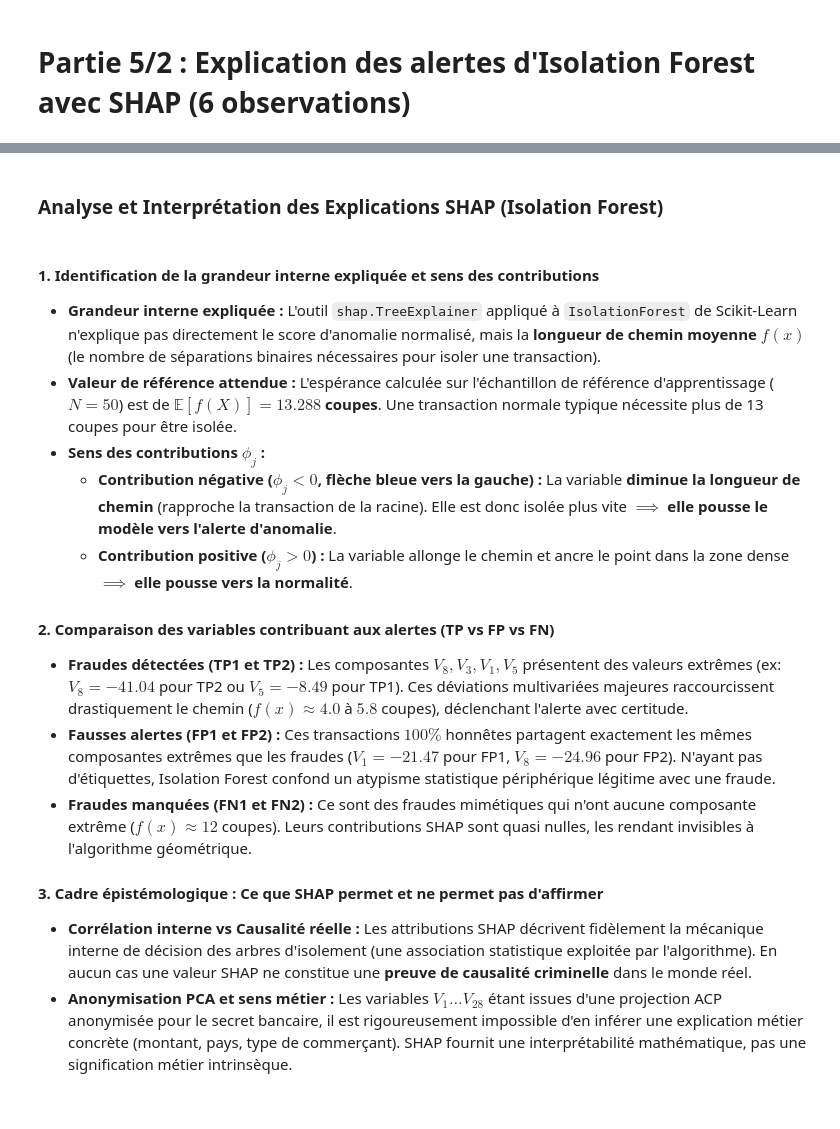
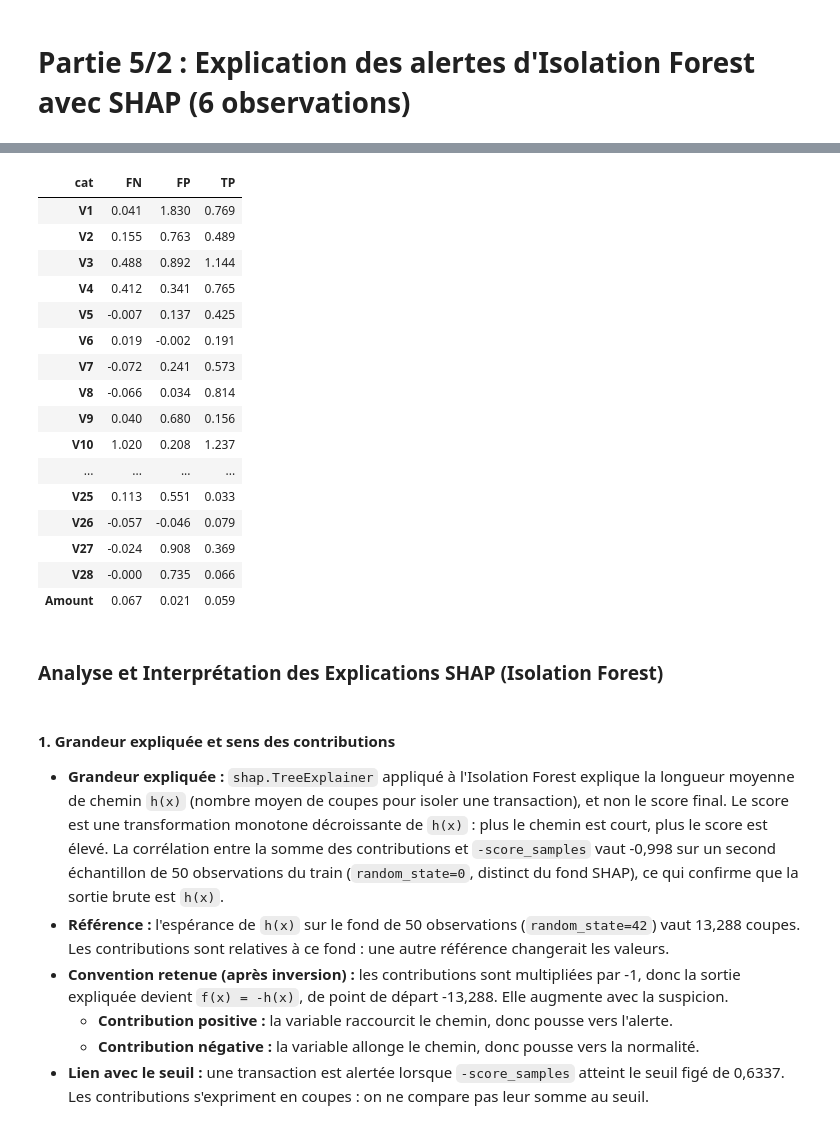
Before and after one commit to HananeDjouadi/TP-Anomalie-ML, a Jupyter notebook: notebook/partie2et3_fraudes.ipynb, the cells around one changed output, grey strips where cells are left out. Drawn from its saved outputs; the diff is of its cells as text; code cells hidden in the pictures.

```diff
--- a/notebook/partie2et3_fraudes.ipynb
+++ b/notebook/partie2et3_fraudes.ipynb
@@ -672,18 +713,31 @@ utils_partie5.plot_shap_waterfalls(shap_values, obs_dict, scores_test_if, seuil_
+# %%
+display(utils_partie5.contribution_signee_par_categorie(shap_values, obs_dict))
+# %% [output]
+| cat | FN | FP | TP |
+| V1 | 0.041 | 1.830 | 0.769 |
+| V2 | 0.155 | 0.763 | 0.489 |
+| V3 | 0.488 | 0.892 | 1.144 |
+| V4 | 0.412 | 0.341 | 0.765 |
+| V5 | -0.007 | 0.137 | 0.425 |
+| V6 | 0.019 | -0.002 | 0.191 |
+| V7 | -0.072 | 0.241 | 0.573 |
+| V8 | -0.066 | 0.034 | 0.814 |
+| V9 | 0.040 | 0.680 | 0.156 |
+| V10 | 1.020 | 0.208 | 1.237 |
+| ... | ... | ... | ... |
+| V25 | 0.113 | 0.551 | 0.033 |
+| V26 | -0.057 | -0.046 | 0.079 |
+| V27 | -0.024 | 0.908 | 0.369 |
+| V28 | -0.000 | 0.735 | 0.066 |
+| Amount | 0.067 | 0.021 | 0.059 |
 # %% [markdown]
 ### Analyse et Interprétation des Explications SHAP (Isolation Forest)
-# %% [markdown]
-#### 1. Identification de la grandeur interne expliquée et sens des contributions
-- **Grandeur interne expliquée :** L'outil `shap.TreeExplainer` appliqué à `IsolationForest` de Scikit-Learn n'explique pas directement le score d'anomalie normalisé, mais la **longueur de chemin moyenne $f(x)$** (le nombre de séparations binaires nécessaires pour isoler une transaction).
-- **Valeur de référence attendue :** L'espérance calculée sur l'échantillon de référence d'apprentissage ($N=50$) est de **$\mathbb{E}[f(X)] = 13.288$ coupes**. Une transaction normale typique nécessite plus de 13 coupes pour être isolée.
-- **Sens des contributions $\phi_j$ :**
-  - **Contribution négative ($\phi_j < 0$, flèche bleue vers la gauche) :** La variable **diminue la longueur de chemin** (rapproche la transaction de la racine). Elle est donc isolée plus vite $\implies$ **elle pousse le modèle vers l'alerte d'anomalie**.
-  - **Contribution positive ($\phi_j > 0$) :** La variable allonge le chemin et ancre le point dans la zone dense $\implies$ **elle pousse vers la normalité**.
-
-#### 2. Comparaison des variables contribuant aux alertes (TP vs FP vs FN)
-- **Fraudes détectées (TP1 et TP2) :** Les composantes $V_8, V_3, V_1, V_5$ présentent des valeurs extrêmes (ex: $V_8 = -41.04$ pour TP2 ou $V_5 = -8.49$ pour TP1). Ces déviations multivariées majeures raccourcissent drastiquement le chemin ($f(x) \approx 4.0$ à $5.8$ coupes), déclenchant l'alerte avec certitude.
-- **Fausses alertes (FP1 et FP2) :** Ces transactions $100\%$ honnêtes partagent exactement les mêmes composantes extrêmes que les fraudes ($V_1 = -21.47$ pour FP1, $V_8 = -24.96$ pour FP2). N'ayant pas d'étiquettes, Isolation Forest confond un atypisme statistique périphérique légitime avec une fraude.
-- **Fraudes manquées (FN1 et FN2) :** Ce sont des fraudes mimétiques qui n'ont aucune composante extrême ($f(x) \approx 12$ coupes). Leurs contributions SHAP sont quasi nulles, les rendant invisibles à l'algorithme géométrique.
-
-#### 3. Cadre épistémologique : Ce que SHAP permet et ne permet pas d'affirmer
-- **Corrélation interne vs Causalité réelle :** Les attributions SHAP décrivent fidèlement la mécanique interne de décision des arbres d'isolement (une association statistique exploitée par l'algorithme). En aucun cas une valeur SHAP ne constitue une **preuve de causalité criminelle** dans le monde réel.
-- **Anonymisation PCA et sens métier :** Les variables $V_1 \dots V_{28}$ étant issues d'une projection ACP anonymisée pour le secret bancaire, il est rigoureusement impossible d'en inférer une explication métier concrète (montant, pays, type de commerçant). SHAP fournit une interprétabilité mathématique, pas une signification métier intrinsèque.
+# %% [markdown]
+#### 1. Grandeur expliquée et sens des contributions
+
+- **Grandeur expliquée :** `shap.TreeExplainer` appliqué à l'Isolation Forest explique la longueur moyenne de chemin `h(x)` (nombre moyen de coupes pour isoler une transaction), et non le score final. Le score est une transformation monotone décroissante de `h(x)` : plus le chemin est court, plus le score est élevé. La corrélation entre la somme des contributions et `-score_samples` vaut -0,998 sur un second échantillon de 50 observations du train (`random_state=0`, distinct du fond SHAP), ce qui confirme que la sortie brute est `h(x)`.
+- **Référence :** l'espérance de `h(x)` sur le fond de 50 observations (`random_state=42`) vaut 13,288 coupes. Les contributions sont relatives à ce fond : une autre référence changerait les valeurs.
+- **Convention retenue (après inversion) :** les contributions sont multipliées par -1, donc la sortie expliquée devient `f(x) = -h(x)`, de point de départ -13,288. Elle augmente avec la suspicion.
+  - **Contribution positive :** la variable raccourcit le chemin, donc pousse vers l'alerte.
+  - **Contribution négative :** la variable allonge le chemin, donc pousse vers la normalité.
+- **Lien avec le seuil :** une transaction est alertée lorsque `-score_samples` atteint le seuil figé de 0,6337. Les contributions s'expriment en coupes : on ne compare pas leur somme au seuil.
```
Also changed, not shown: parts of 14 cells of this notebook, 1 other file.
